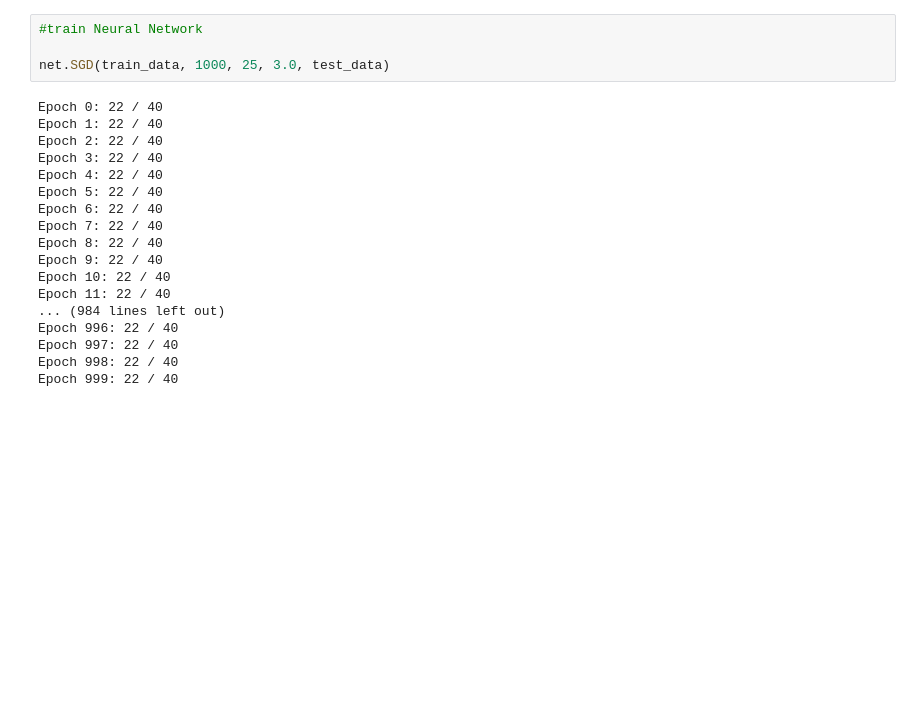
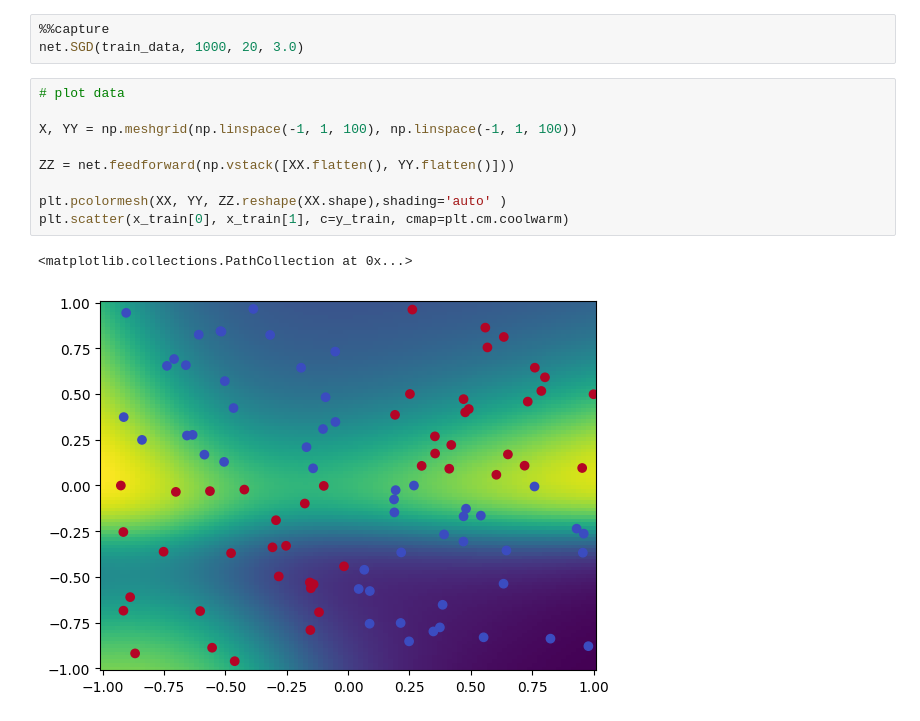
Before and after one commit to brouwerb/NeurNetz, a Jupyter notebook: week_7/firstNN.ipynb, the cells around one changed output. Drawn from its saved outputs; the diff is of its cells as text; blank space fills up the shorter version.

```diff
--- a/week_7/firstNN.ipynb
+++ b/week_7/firstNN.ipynb
@@ -31,22 +46,15 @@ plt.pcolormesh(XX, YY, ZZ.reshape(XX.shape))
 # %%
-#train Neural Network
-
-net.SGD(train_data, 1000, 25, 3.0, test_data)
+%%capture
+net.SGD(train_data, 1000, 20, 3.0)
-# %% [output]
-Epoch 0: 22 / 40
-Epoch 1: 22 / 40
-Epoch 2: 22 / 40
-Epoch 3: 22 / 40
-Epoch 4: 22 / 40
-Epoch 5: 22 / 40
-Epoch 6: 22 / 40
-Epoch 7: 22 / 40
-Epoch 8: 22 / 40
-Epoch 9: 22 / 40
-Epoch 10: 22 / 40
-Epoch 11: 22 / 40
-... (984 lines left out)
-Epoch 996: 22 / 40
-Epoch 997: 22 / 40
-Epoch 998: 22 / 40
-Epoch 999: 22 / 40
+# %%
+# plot data
+
+X, YY = np.meshgrid(np.linspace(-1, 1, 100), np.linspace(-1, 1, 100))
+
+ZZ = net.feedforward(np.vstack([XX.flatten(), YY.flatten()]))
+
+plt.pcolormesh(XX, YY, ZZ.reshape(XX.shape),shading='auto' )
+plt.scatter(x_train[0], x_train[1], c=y_train, cmap=plt.cm.coolwarm)
+# %% [output]
+<matplotlib.collections.PathCollection at 0x...>
+[figure, added]
```
Also changed, not shown: parts of 3 cells of this notebook, 6 other files.
